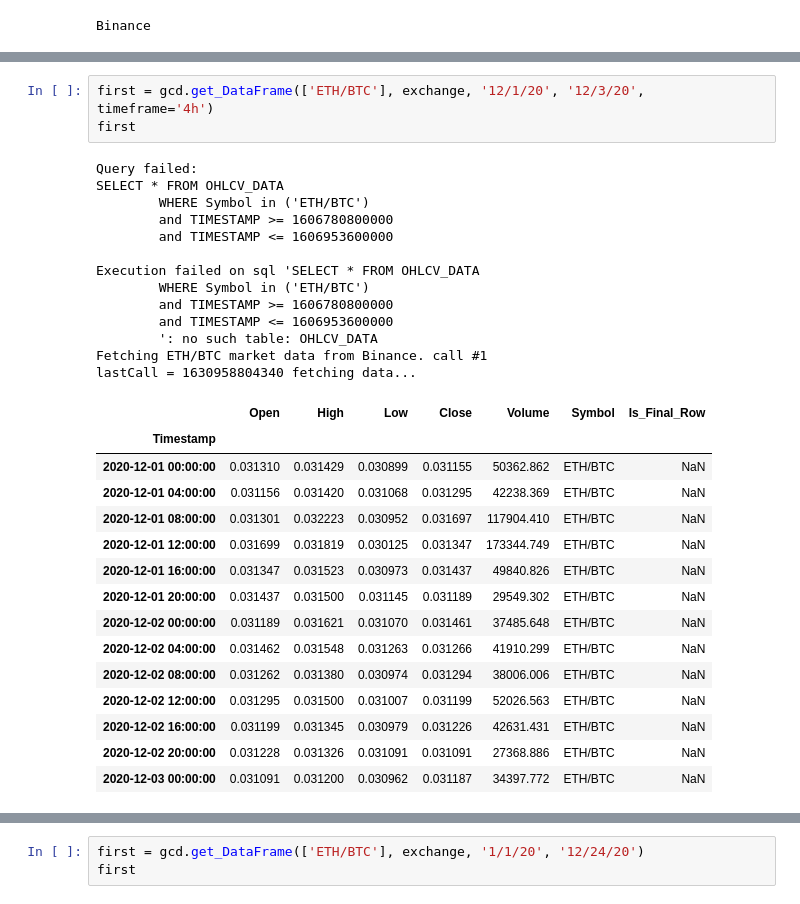
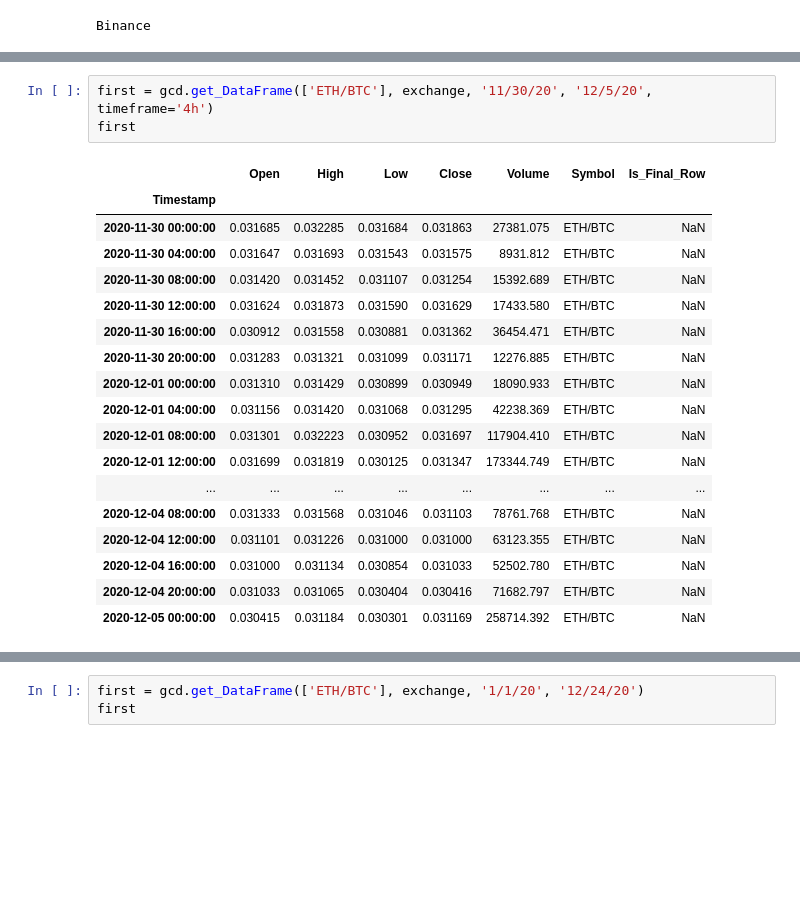
Before and after one commit to avepus/crypto-model, a Jupyter notebook: notebooks/building data retrieval.ipynb, the cells around one changed output, grey strips where cells are left out. Cells and saved outputs as stored; diff of their text form; blank space fills up the shorter version.

```diff
--- a/notebooks/building data retrieval.ipynb
+++ b/notebooks/building data retrieval.ipynb
@@ -40,34 +40,24 @@ first
 | 2020-11-30 23:00:00 | 0.031311 | 0.031349 | 0.031077 | 0.031310 | 19492.852 | ETH/BTC | NaN |
 | 2020-12-01 00:00:00 | 0.031310 | 0.031429 | 0.030899 | 0.030949 | 18090.933 | ETH/BTC | NaN |
 # %%
-first = gcd.get_DataFrame(['ETH/BTC'], exchange, '12/1/20', '12/3/20', timeframe='4h')
+first = gcd.get_DataFrame(['ETH/BTC'], exchange, '11/30/20', '12/5/20', timeframe='4h')
 first
 # %% [output]
-Query failed:
-SELECT * FROM OHLCV_DATA
-        WHERE Symbol in ('ETH/BTC')
-        and TIMESTAMP >= 1606780800000
-        and TIMESTAMP <= 1606953600000
-
-Execution failed on sql 'SELECT * FROM OHLCV_DATA
-        WHERE Symbol in ('ETH/BTC')
-        and TIMESTAMP >= 1606780800000
-        and TIMESTAMP <= 1606953600000
-        ': no such table: OHLCV_DATA
-Fetching ETH/BTC market data from Binance. call #1
-lastCall = 1630958804340 fetching data...
 |  | Open | High | Low | Close | Volume | Symbol | Is_Final_Row |
 | Timestamp |  |  |  |  |  |  |  |
-| 2020-12-01 00:00:00 | 0.031310 | 0.031429 | 0.030899 | 0.031155 | 50362.862 | ETH/BTC | NaN |
+| 2020-11-30 00:00:00 | 0.031685 | 0.032285 | 0.031684 | 0.031863 | 27381.075 | ETH/BTC | NaN |
+| 2020-11-30 04:00:00 | 0.031647 | 0.031693 | 0.031543 | 0.031575 | 8931.812 | ETH/BTC | NaN |
+| 2020-11-30 08:00:00 | 0.031420 | 0.031452 | 0.031107 | 0.031254 | 15392.689 | ETH/BTC | NaN |
+| 2020-11-30 12:00:00 | 0.031624 | 0.031873 | 0.031590 | 0.031629 | 17433.580 | ETH/BTC | NaN |
+| 2020-11-30 16:00:00 | 0.030912 | 0.031558 | 0.030881 | 0.031362 | 36454.471 | ETH/BTC | NaN |
+| 2020-11-30 20:00:00 | 0.031283 | 0.031321 | 0.031099 | 0.031171 | 12276.885 | ETH/BTC | NaN |
+| 2020-12-01 00:00:00 | 0.031310 | 0.031429 | 0.030899 | 0.030949 | 18090.933 | ETH/BTC | NaN |
 | 2020-12-01 04:00:00 | 0.031156 | 0.031420 | 0.031068 | 0.031295 | 42238.369 | ETH/BTC | NaN |
 | 2020-12-01 08:00:00 | 0.031301 | 0.032223 | 0.030952 | 0.031697 | 117904.410 | ETH/BTC | NaN |
 | 2020-12-01 12:00:00 | 0.031699 | 0.031819 | 0.030125 | 0.031347 | 173344.749 | ETH/BTC | NaN |
-| 2020-12-01 16:00:00 | 0.031347 | 0.031523 | 0.030973 | 0.031437 | 49840.826 | ETH/BTC | NaN |
-| 2020-12-01 20:00:00 | 0.031437 | 0.031500 | 0.031145 | 0.031189 | 29549.302 | ETH/BTC | NaN |
-| 2020-12-02 00:00:00 | 0.031189 | 0.031621 | 0.031070 | 0.031461 | 37485.648 | ETH/BTC | NaN |
-| 2020-12-02 04:00:00 | 0.031462 | 0.031548 | 0.031263 | 0.031266 | 41910.299 | ETH/BTC | NaN |
-| 2020-12-02 08:00:00 | 0.031262 | 0.031380 | 0.030974 | 0.031294 | 38006.006 | ETH/BTC | NaN |
-| 2020-12-02 12:00:00 | 0.031295 | 0.031500 | 0.031007 | 0.031199 | 52026.563 | ETH/BTC | NaN |
-| 2020-12-02 16:00:00 | 0.031199 | 0.031345 | 0.030979 | 0.031226 | 42631.431 | ETH/BTC | NaN |
-| 2020-12-02 20:00:00 | 0.031228 | 0.031326 | 0.031091 | 0.031091 | 27368.886 | ETH/BTC | NaN |
-| 2020-12-03 00:00:00 | 0.031091 | 0.031200 | 0.030962 | 0.031187 | 34397.772 | ETH/BTC | NaN |
+| ... | ... | ... | ... | ... | ... | ... | ... |
+| 2020-12-04 08:00:00 | 0.031333 | 0.031568 | 0.031046 | 0.031103 | 78761.768 | ETH/BTC | NaN |
+| 2020-12-04 12:00:00 | 0.031101 | 0.031226 | 0.031000 | 0.031000 | 63123.355 | ETH/BTC | NaN |
+| 2020-12-04 16:00:00 | 0.031000 | 0.031134 | 0.030854 | 0.031033 | 52502.780 | ETH/BTC | NaN |
+| 2020-12-04 20:00:00 | 0.031033 | 0.031065 | 0.030404 | 0.030416 | 71682.797 | ETH/BTC | NaN |
+| 2020-12-05 00:00:00 | 0.030415 | 0.031184 | 0.030301 | 0.031169 | 258714.392 | ETH/BTC | NaN |
```
Also changed, not shown: parts of 11 cells of this notebook, 1 other file.
